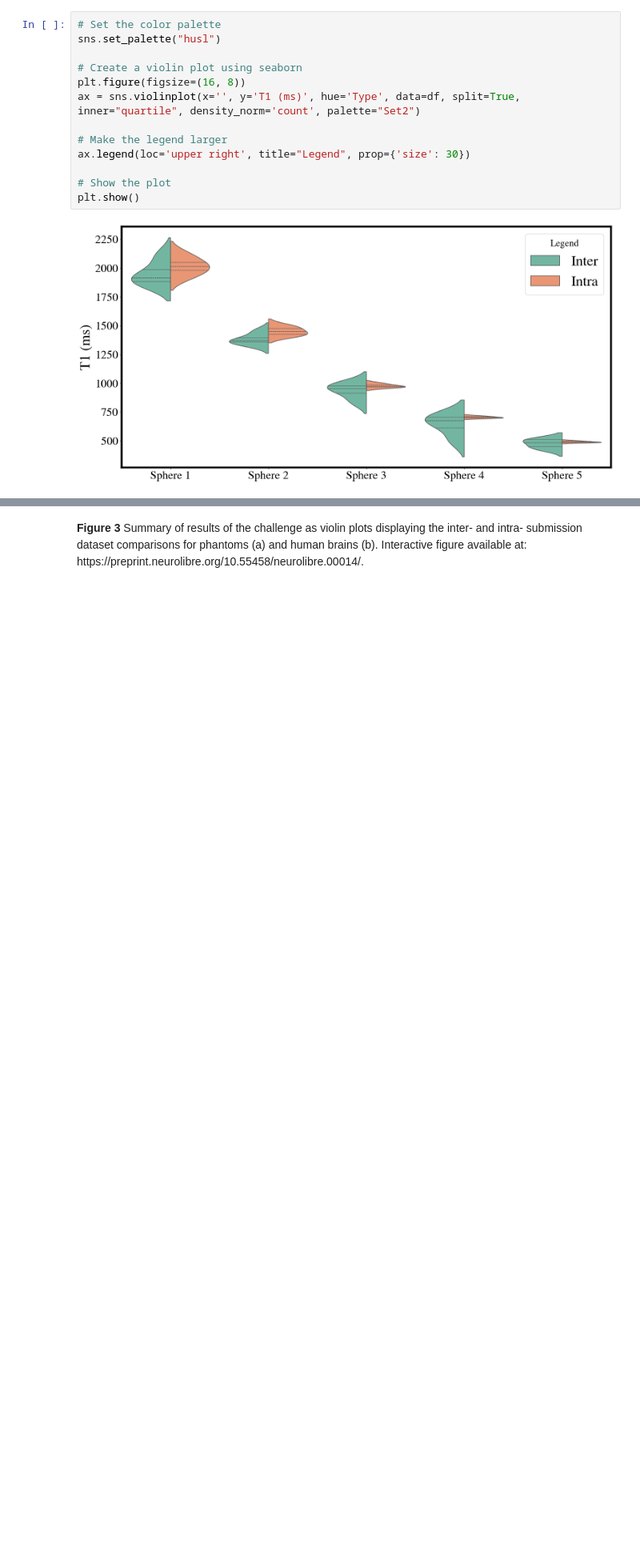
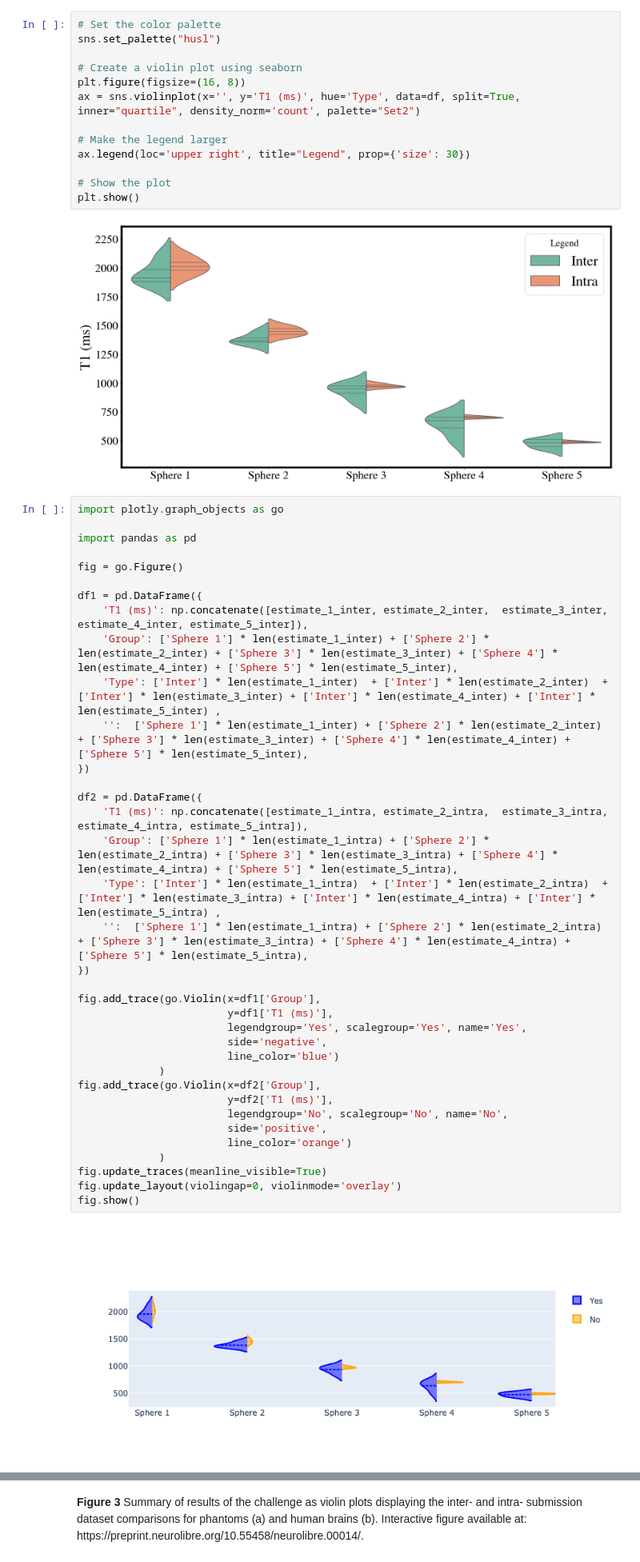
Before and after one commit to rrsg2020/note, a Jupyter notebook: content/index.ipynb, the cells around one changed output, grey strips where cells are left out. Shown at 80% size. Saved outputs shown, nothing was run; the diff lists cells and outputs as text; blank space fills up the shorter version.

Commit message:
Initial plotly violin plots

```diff
--- a/content/index.ipynb
+++ b/content/index.ipynb
@@ -640,6 +636,44 @@ ax.legend(loc='upper right', title="Legend", prop={'size': 30})
 plt.show()
 # %% [output]
 [figure]
+# %%
+import plotly.graph_objects as go
+
+import pandas as pd
+
+fig = go.Figure()
+
+df1 = pd.DataFrame({
+    'T1 (ms)': np.concatenate([estimate_1_inter, estimate_2_inter,  estimate_3_inter, estimate_4_inter, estimate_5_inter]),
+    'Group': ['Sphere 1'] * len(estimate_1_inter) + ['Sphere 2'] * len(estimate_2_inter) + ['Sphere 3'] * len(estimate_3_inter) + ['Sphere 4'] * len(estimate_4_inter) + ['Sphere 5'] * len(estimate_5_inter),
+    'Type': ['Inter'] * len(estimate_1_inter)  + ['Inter'] * len(estimate_2_inter)  + ['Inter'] * len(estimate_3_inter) + ['Inter'] * len(estimate_4_inter) + ['Inter'] * len(estimate_5_inter) ,
+    '':  ['Sphere 1'] * len(estimate_1_inter) + ['Sphere 2'] * len(estimate_2_inter) + ['Sphere 3'] * len(estimate_3_inter) + ['Sphere 4'] * len(estimate_4_inter) + ['Sphere 5'] * len(estimate_5_inter),
+})
+
+df2 = pd.DataFrame({
+    'T1 (ms)': np.concatenate([estimate_1_intra, estimate_2_intra,  estimate_3_intra, estimate_4_intra, estimate_5_intra]),
+    'Group': ['Sphere 1'] * len(estimate_1_intra) + ['Sphere 2'] * len(estimate_2_intra) + ['Sphere 3'] * len(estimate_3_intra) + ['Sphere 4'] * len(estimate_4_intra) + ['Sphere 5'] * len(estimate_5_intra),
+    'Type': ['Inter'] * len(estimate_1_intra)  + ['Inter'] * len(estimate_2_intra)  + ['Inter'] * len(estimate_3_intra) + ['Inter'] * len(estimate_4_intra) + ['Inter'] * len(estimate_5_intra) ,
+    '':  ['Sphere 1'] * len(estimate_1_intra) + ['Sphere 2'] * len(estimate_2_intra) + ['Sphere 3'] * len(estimate_3_intra) + ['Sphere 4'] * len(estimate_4_intra) + ['Sphere 5'] * len(estimate_5_intra),
+})
+
+fig.add_trace(go.Violin(x=df1['Group'],
+                        y=df1['T1 (ms)'],
+                        legendgroup='Yes', scalegroup='Yes', name='Yes',
+                        side='negative',
+                        line_color='blue')
+             )
+fig.add_trace(go.Violin(x=df2['Group'],
+                        y=df2['T1 (ms)'],
+                        legendgroup='No', scalegroup='No', name='No',
+                        side='positive',
+                        line_color='orange')
+             )
+fig.update_traces(meanline_visible=True)
+fig.update_layout(violingap=0, violinmode='overlay')
+fig.show()
+# %% [output]
+[figure, added]
 # %%
 # Configurations
 database_path = Path('analysis/databases/3T_human_T1maps_database.pkl')
```
Also changed, not shown: parts of 3 cells of this notebook.
